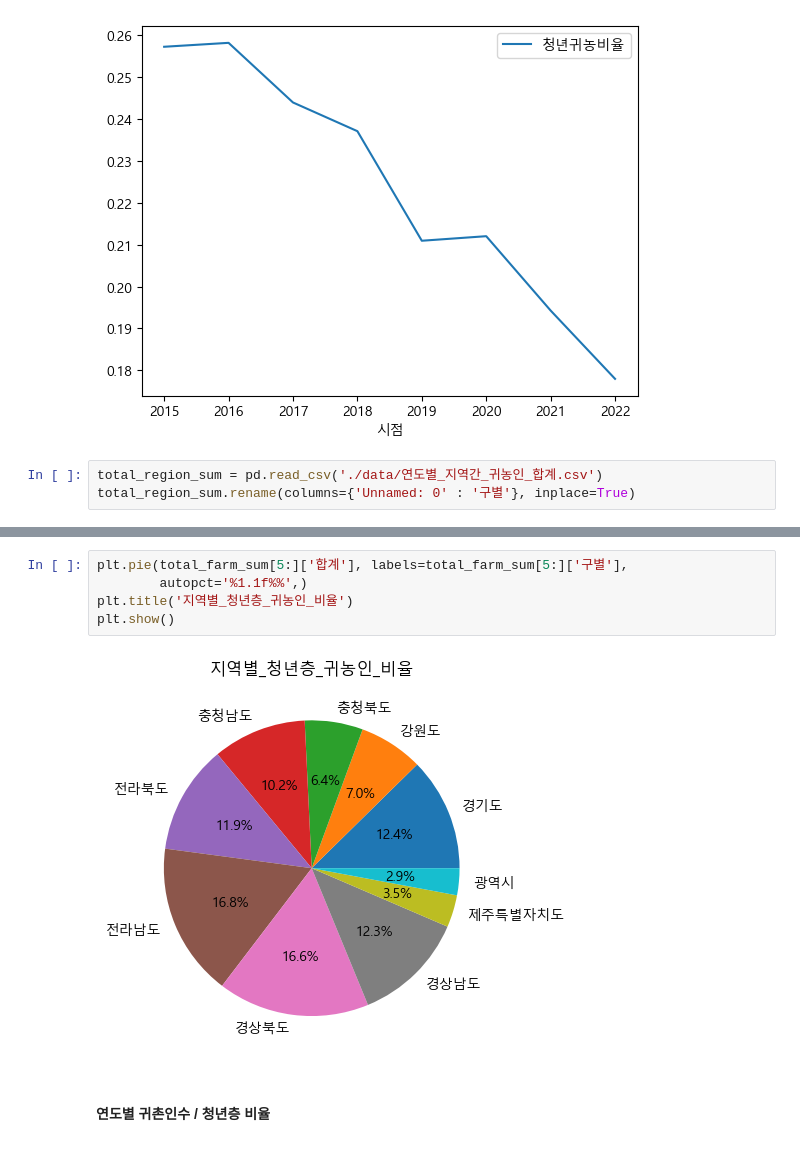
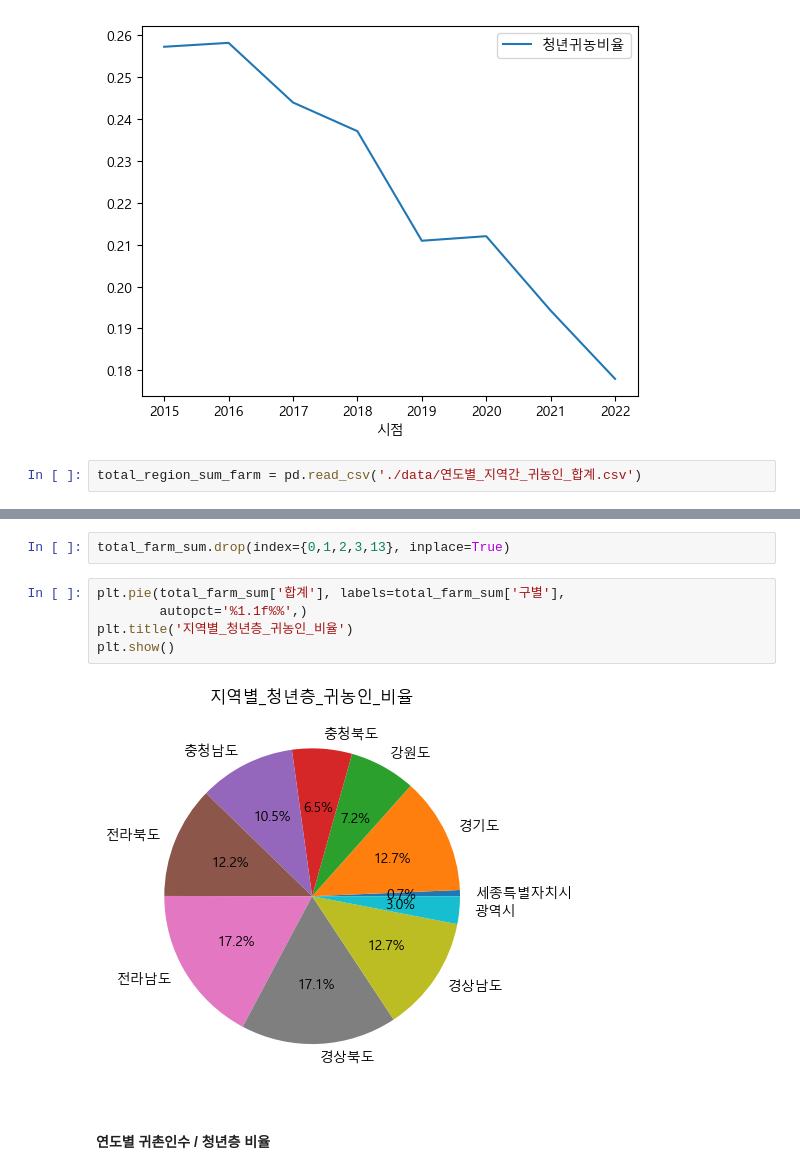
Before and after one commit to Aphian/data_science, a Jupyter notebook: 2_시각화.ipynb, the cells around one changed output, grey strips where cells are left out. Saved outputs shown, nothing was run; the diff lists cells and outputs as text.

```diff
--- a/2_시각화.ipynb
+++ b/2_시각화.ipynb
@@ -150,5 +305,4 @@ farm_rate.plot(y='청년귀농비율')
 <Axes: xlabel='시점'>
 [figure]
 # %%
-total_region_sum = pd.read_csv('./data/연도별_지역간_귀농인_합계.csv')
-total_region_sum.rename(columns={'Unnamed: 0' : '구별'}, inplace=True)
+total_region_sum_farm = pd.read_csv('./data/연도별_지역간_귀농인_합계.csv')
@@ -192,10 +357,12 @@ total_farm_sum[5:]
+# %%
+total_farm_sum.drop(index={0,1,2,3,13}, inplace=True)
 # %%
-plt.pie(total_farm_sum[5:]['합계'], labels=total_farm_sum[5:]['구별'],
+plt.pie(total_farm_sum['합계'], labels=total_farm_sum['구별'],
         autopct='%1.1f%%',)
 plt.title('지역별_청년층_귀농인_비율')
 plt.show()
 # %% [output]
-[figure, old version]
+[figure, new version]
 # %% [markdown]
 #### 연도별 귀촌인수 / 청년층 비율
 # %%
```
Also changed, not shown: parts of 60 cells of this notebook, 7 other files.
